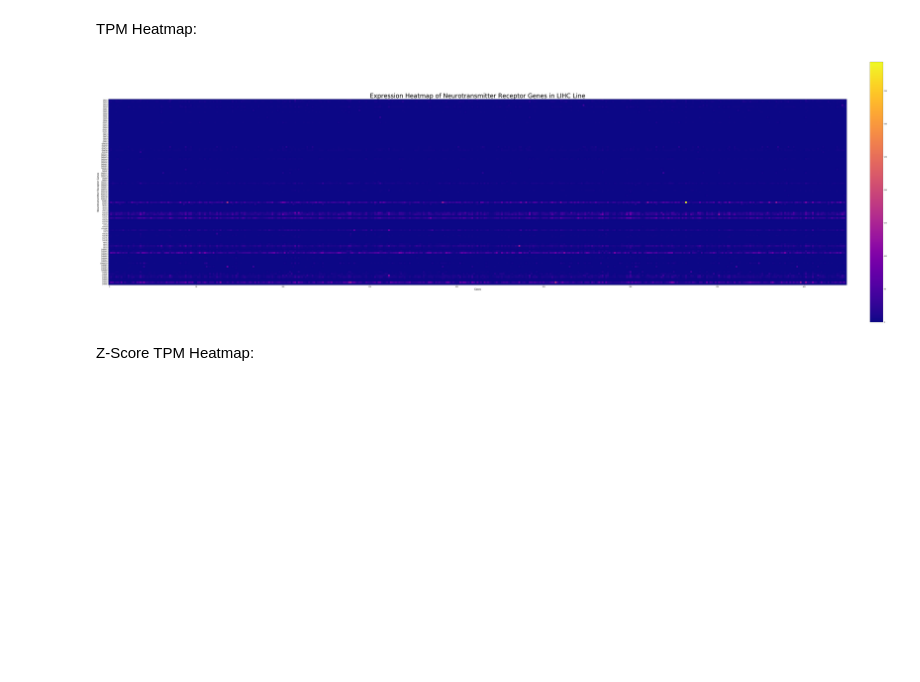
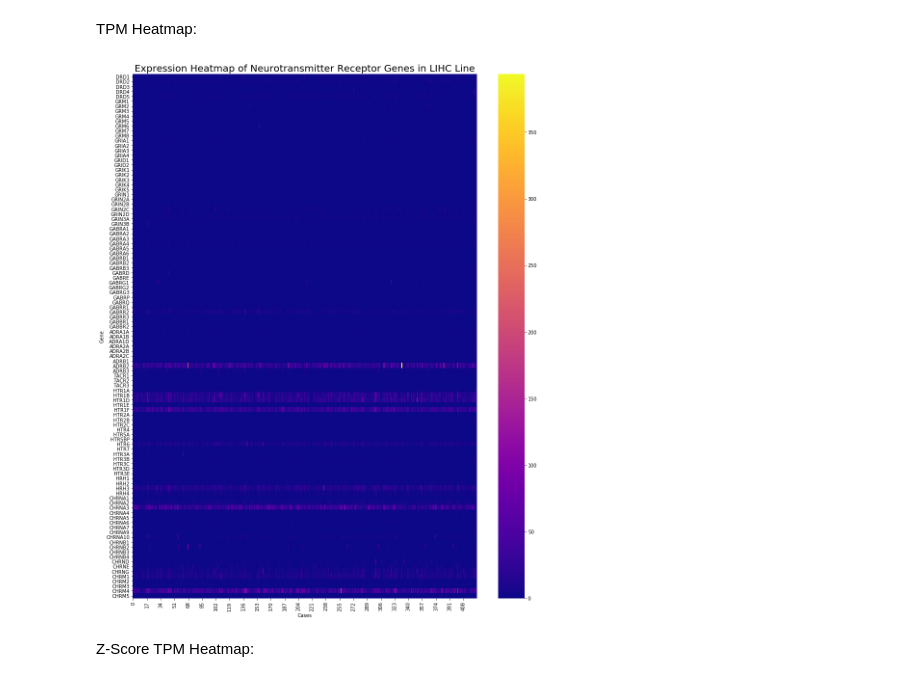
Before and after one commit to sophiaho/broad-work, a Jupyter notebook: cancer_cell_lines_data.ipynb, the cells around one changed output. Cells and saved outputs as stored; diff of their text form; code cells hidden in the pictures; blank space fills up the shorter version.

```diff
--- a/cancer_cell_lines_data.ipynb
+++ b/cancer_cell_lines_data.ipynb
@@ -305,9 +313,9 @@ draw_expression_log_heatmap(coad_tpm, coad_tpm['hgnc_symbol'].tolist(), 'natural
 # %% [markdown]
 TPM Heatmap:
 # %%
-draw_expression_heatmap(lihc_tpm, lihc_tpm['hgnc_symbol'].tolist(), 'plasma', 'Expression Heatmap of Neurotransmitter Receptor Genes in LIHC Line', 72, 24)
+draw_expression_heatmap(lihc_tpm, lihc_tpm['hgnc_symbol'].tolist(), 'plasma', 'Expression Heatmap of Neurotransmitter Receptor Genes in LIHC Line', 16, 20)
 # %% [output]
-[figure, old version]
+[figure, new version]
 # %% [markdown]
 Z-Score TPM Heatmap:
 # %%
```
Also changed, not shown: parts of 10 cells of this notebook, 1 other file.
